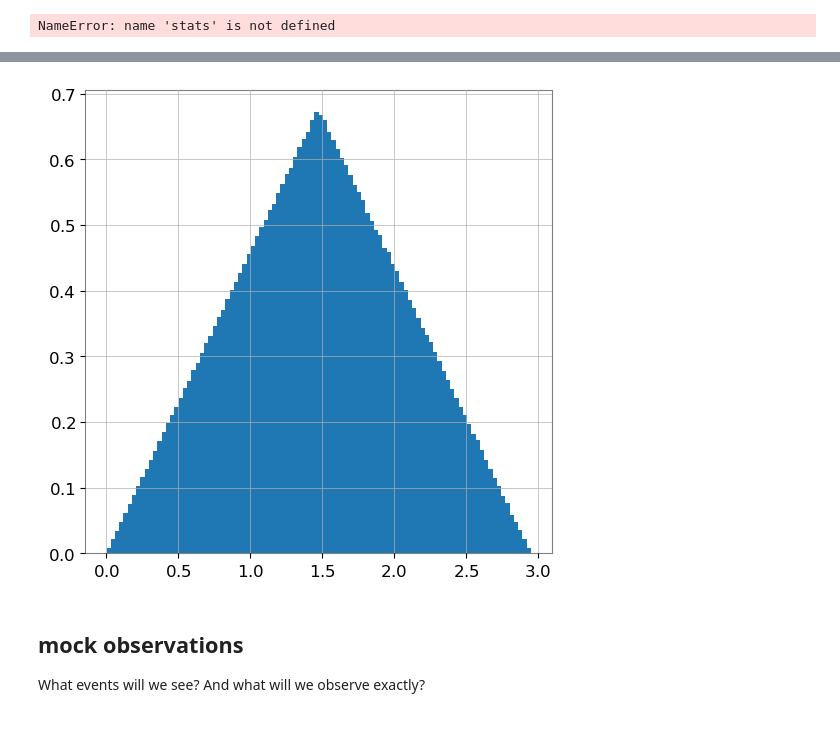
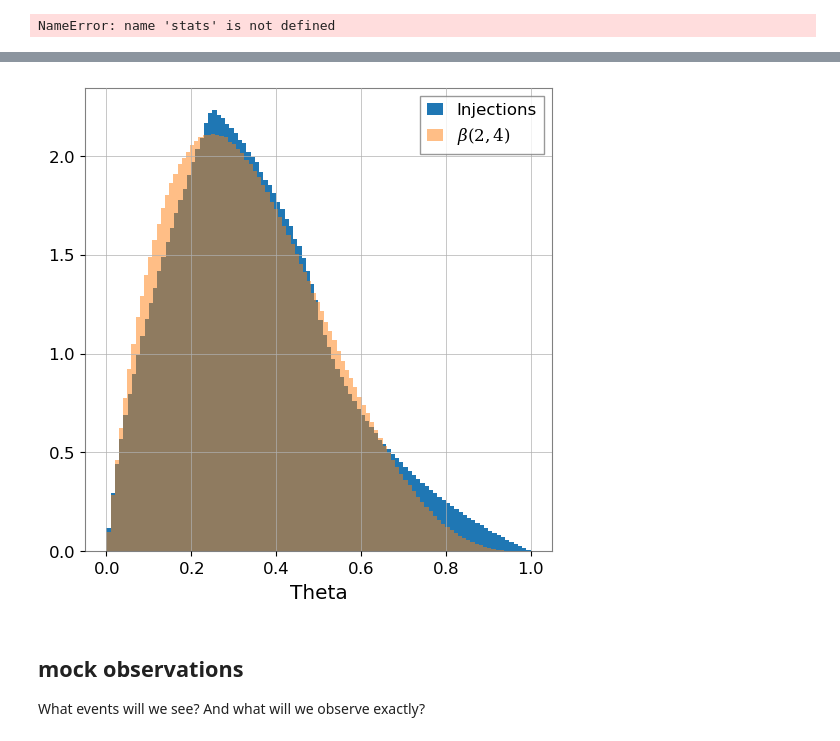
Before and after one commit to abby-moran/GW_pop_cosmo_inference, a Jupyter notebook: src/gen_mock_files.ipynb, the cells around one changed output, grey strips where cells are left out. Saved outputs shown, nothing was run; the diff lists cells and outputs as text; code cells hidden in the pictures.

Commit message:
Looking into a mismatch between Theta values and a beta function

```diff
--- a/src/gen_mock_files.ipynb
+++ b/src/gen_mock_files.ipynb
@@ -263,3 +277,4 @@ print(np.min(pdraws), np.max(pdraws))
 0.0 0.0
 # %%
 obs = pd.read_hdf('../src/data/obsc2_zm55_err.h5', key='observations')
+inj= pd.read_hdf('../src/c2_zp5_snr0.h5', key='true_parameters')
@@ -485,9 +281,12 @@ plt.show()
-# %%
-plt.hist(dls, bins=100, weights=weights, density=True)
-
-plt.show()
-# %% [output]
-[figure, removed]
+# %%
+plt.hist(inj['Theta'], bins=100, density=True, label='Injections')
+expected=np.random.beta(2, 4, len(inj))
+plt.hist(expected, density=True, alpha=.5, bins=100, label=r'$\beta(2,4)$')
+plt.xlabel('Theta')
+plt.legend()
+plt.show()
+# %% [output]
+[figure, added]
 # %% [markdown]
 ## mock observations
 
```
Also changed, not shown: parts of 13 cells of this notebook, 1 other file.
